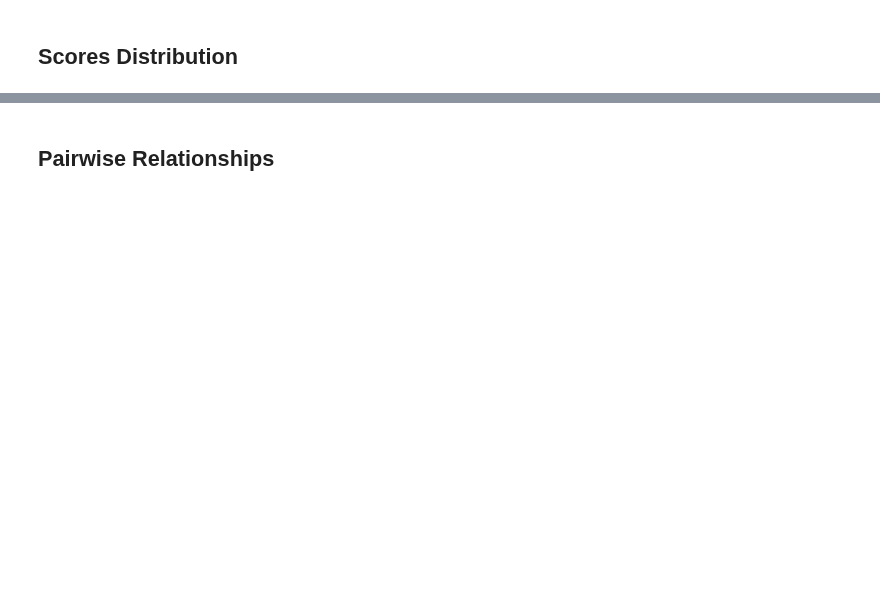
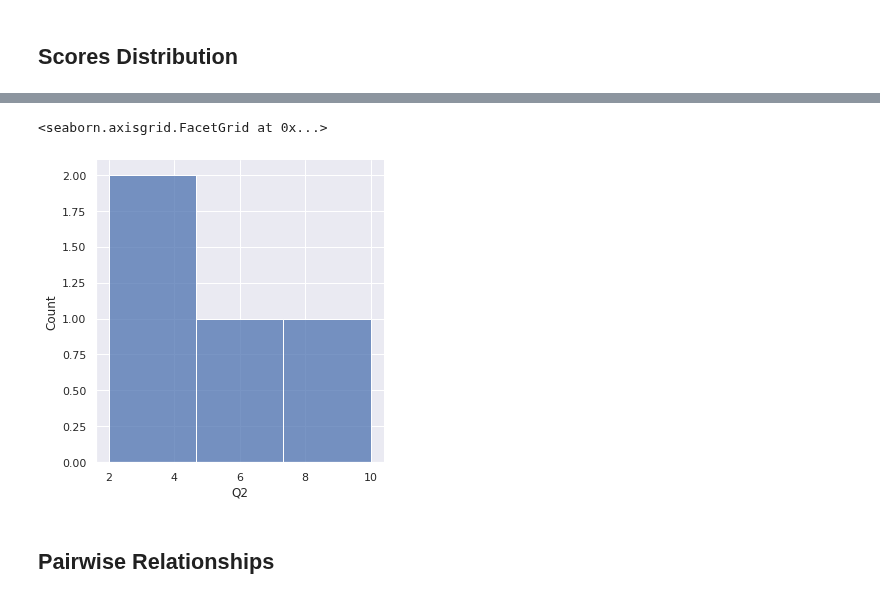
Before and after one commit to colliand/cm-api-experiments, a Jupyter notebook: scores-csv-visualization-public.ipynb, the cells around one changed output, grey strips where cells are left out. Drawn from its saved outputs; the diff is of its cells as text; code cells hidden in the pictures; blank space fills up the shorter version.

```diff
--- a/scores-csv-visualization-public.ipynb
+++ b/scores-csv-visualization-public.ipynb
@@ -100,5 +130,8 @@ sns.distplot(data['Total'])
 # %%
-sns.distplot(data['Q2'])
+sns.displot(data['Q2'])
+# %% [output]
+<seaborn.axisgrid.FacetGrid at 0x...>
+[figure, added]
 # %% [markdown]
 ## Pairwise Relationships
 # %%
```
Also changed, not shown: parts of 9 cells of this notebook, 3 other files.
